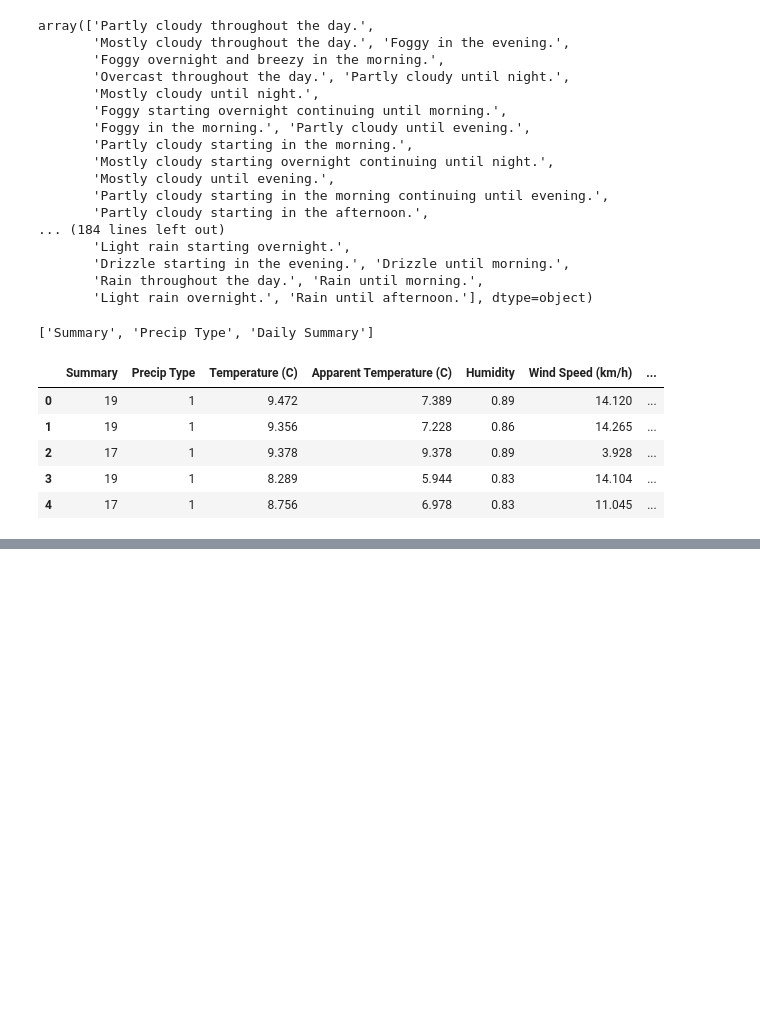
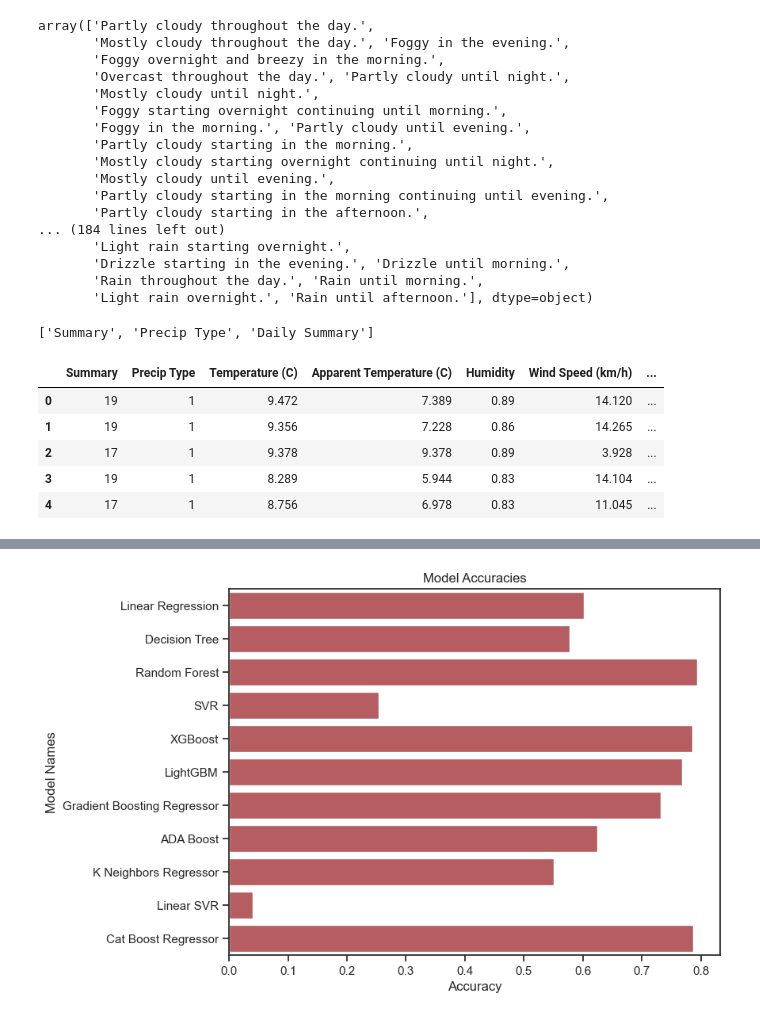
Before and after one commit to mynamescheff/some-data-ig, a Jupyter notebook: weather/model.ipynb, the cells around one changed output, grey strips where cells are left out. Drawn from its saved outputs; the diff is of its cells as text; code cells hidden in the pictures; blank space fills up the shorter version.

```diff
--- a/weather/model.ipynb
+++ b/weather/model.ipynb
@@ -288,0 +453,4 @@ corr.style.background_gradient(cmap='coolwarm')
+# %%
+#copy of df1
+df2 = df1.copy()
+df2.head()
@@ -288,0 +464,28 @@ corr.style.background_gradient(cmap='coolwarm')
+# %%
+#drop temperature column to see how it affects the model
+df2.drop(['Temperature (C)'], axis = 1, inplace = True)
+# %%
+#choose target and features
+y1 = df2['Apparent Temperature (C)']
+X1 = df2.drop(['Apparent Temperature (C)'], axis = 1)
+
+#split data into train and test
+from sklearn.model_selection import train_test_split
+X_train1, X_test1, y_train1, y_test1 = train_test_split(X1,y1, random_state = 0)
+# %%
+Name = ['Linear Regression','Decision Tree','Random Forest','SVR','XGBoost','LightGBM','Gradient Boosting Regressor' ,'ADA Boost' ,'K Neighbors Regressor','Linear SVR','Cat Boost Regressor']
+accuracy1 = []
+for name1, model in models.items():
+    model.fit(X_train1, y_train1)
+    y_pred1 = model.predict(X_test1)
+
+    mse1 = mean_squared_error(y_test1, y_pred1)
+    mae1 = mean_absolute_error(y_test1, y_pred1)
+    r21 = r2_score(y_test1, y_pred1)
+
+    print(f"Results for {name1}:")
+    print("Mean Squared Error (MSE):", mse1)
+    print("Mean Absolute Error (MAE):", mae1)
+    print("R-squared Score:", r21)
+    accuracy1.append(r21)
+    print()
@@ -288,0 +541,15 @@ corr.style.background_gradient(cmap='coolwarm')
+# %%
+data1 = pd.DataFrame({"Names": Name, "Accuracies": accuracy1})
+
+sns.set(style="ticks")
+plt.figure(figsize=(8, 6))
+
+sns.barplot(x="Accuracies", y="Names", data=data1, color="r")
+
+plt.xlabel("Accuracy")
+plt.ylabel("Model Names")
+plt.title("Model Accuracies")
+
+plt.show()
+# %% [output]
+[figure, added]
```
Also changed, not shown: parts of 13 cells of this notebook, 4 other files.
